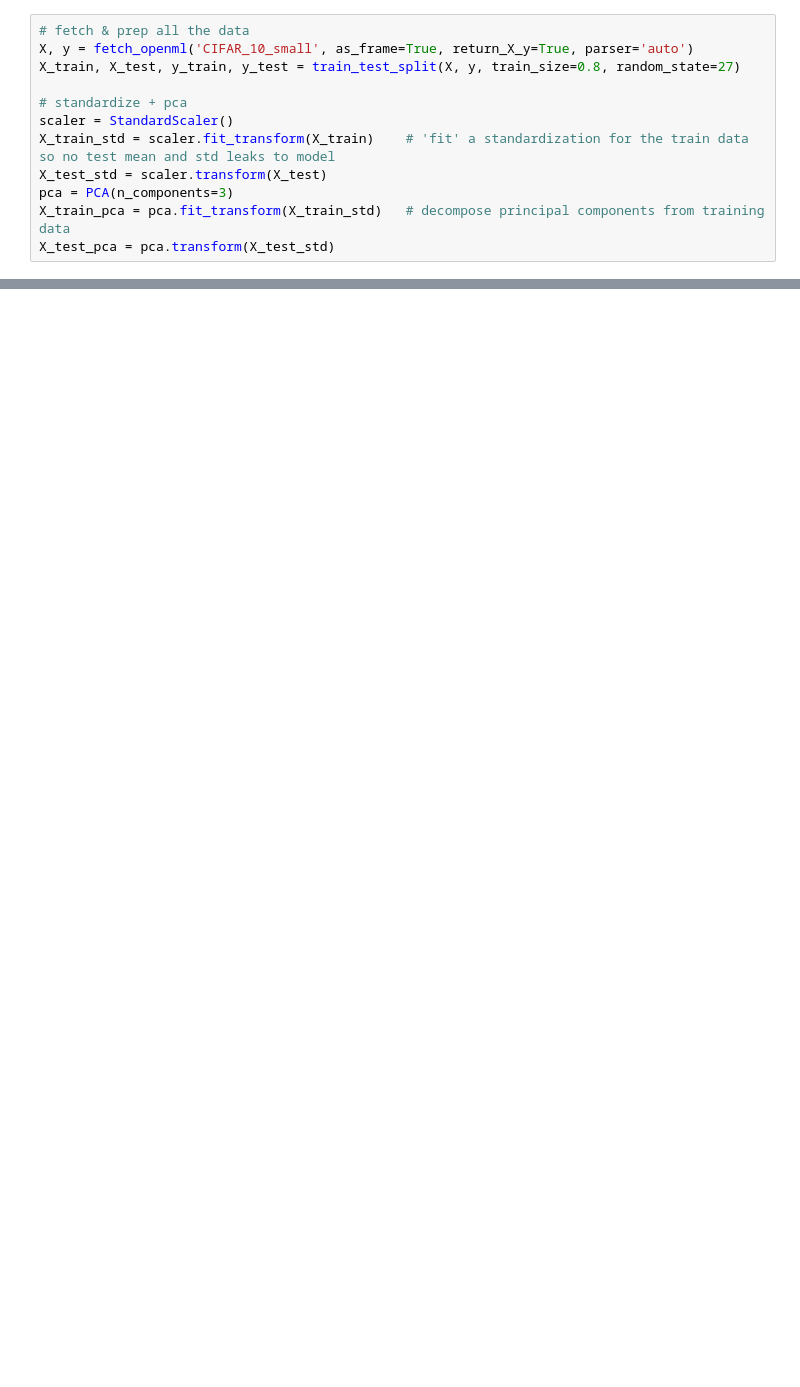
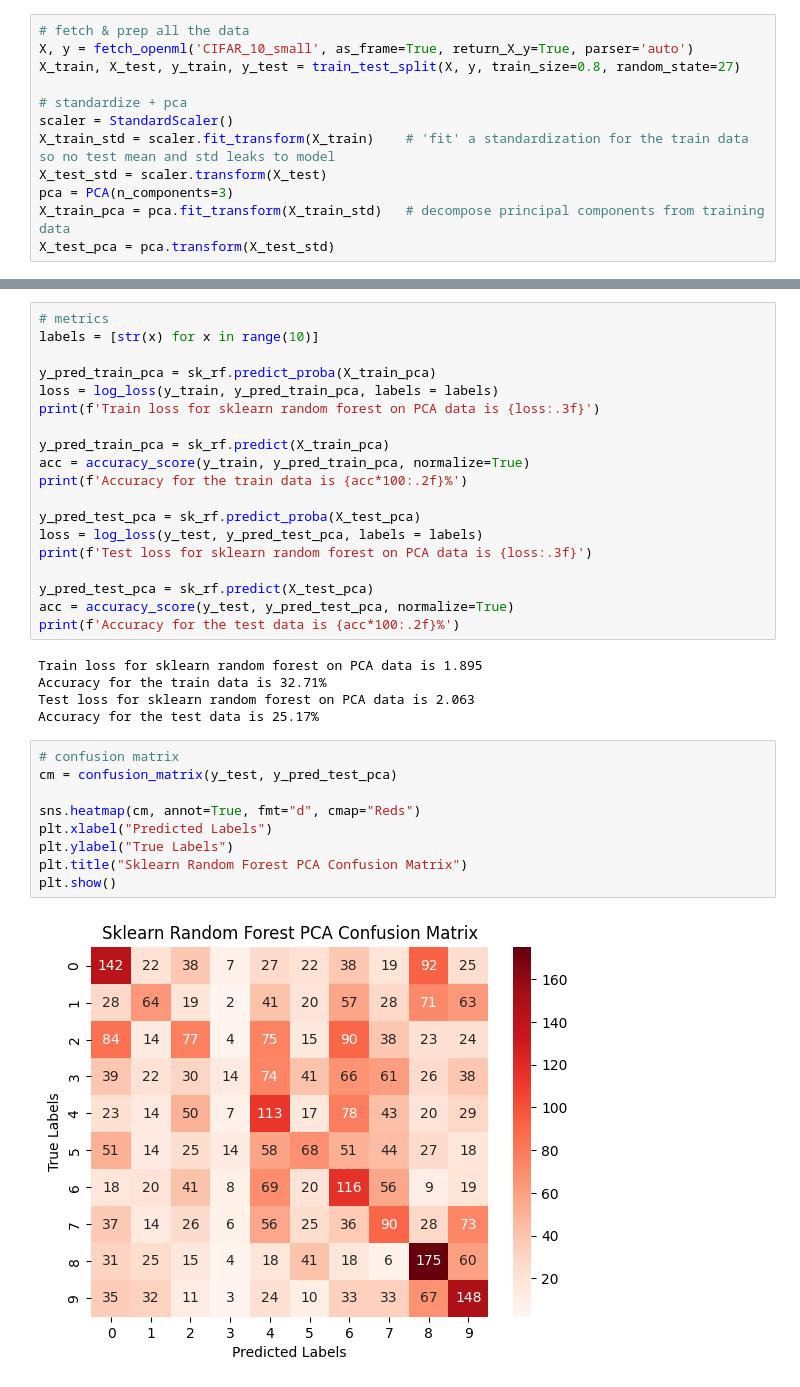
Before and after one commit to anderdc/cifar-10, a Jupyter notebook: models/random_forests.ipynb, the cells around one changed output, grey strips where cells are left out. Saved outputs shown, nothing was run; the diff lists cells and outputs as text; blank space fills up the shorter version.

```diff
--- a/models/random_forests.ipynb
+++ b/models/random_forests.ipynb
@@ -45,0 +80,35 @@ X_test_pca = pca.transform(X_test_std)
+# %%
+# metrics
+labels = [str(x) for x in range(10)]
+
+y_pred_train_pca = sk_rf.predict_proba(X_train_pca)
+loss = log_loss(y_train, y_pred_train_pca, labels = labels)
+print(f'Train loss for sklearn random forest on PCA data is {loss:.3f}')
+
+y_pred_train_pca = sk_rf.predict(X_train_pca)
+acc = accuracy_score(y_train, y_pred_train_pca, normalize=True)
+print(f'Accuracy for the train data is {acc*100:.2f}%')
+
+y_pred_test_pca = sk_rf.predict_proba(X_test_pca)
+loss = log_loss(y_test, y_pred_test_pca, labels = labels)
+print(f'Test loss for sklearn random forest on PCA data is {loss:.3f}')
+
+y_pred_test_pca = sk_rf.predict(X_test_pca)
+acc = accuracy_score(y_test, y_pred_test_pca, normalize=True)
+print(f'Accuracy for the test data is {acc*100:.2f}%')
+# %% [output]
+Train loss for sklearn random forest on PCA data is 1.895
+Accuracy for the train data is 32.71%
+Test loss for sklearn random forest on PCA data is 2.063
+Accuracy for the test data is 25.17%
+# %%
+# confusion matrix
+cm = confusion_matrix(y_test, y_pred_test_pca)
+
+sns.heatmap(cm, annot=True, fmt="d", cmap="Reds")
+plt.xlabel("Predicted Labels")
+plt.ylabel("True Labels")
+plt.title("Sklearn Random Forest PCA Confusion Matrix")
+plt.show()
+# %% [output]
+[figure, added]
```
Also changed, not shown: parts of 8 cells of this notebook, 1 other file.
